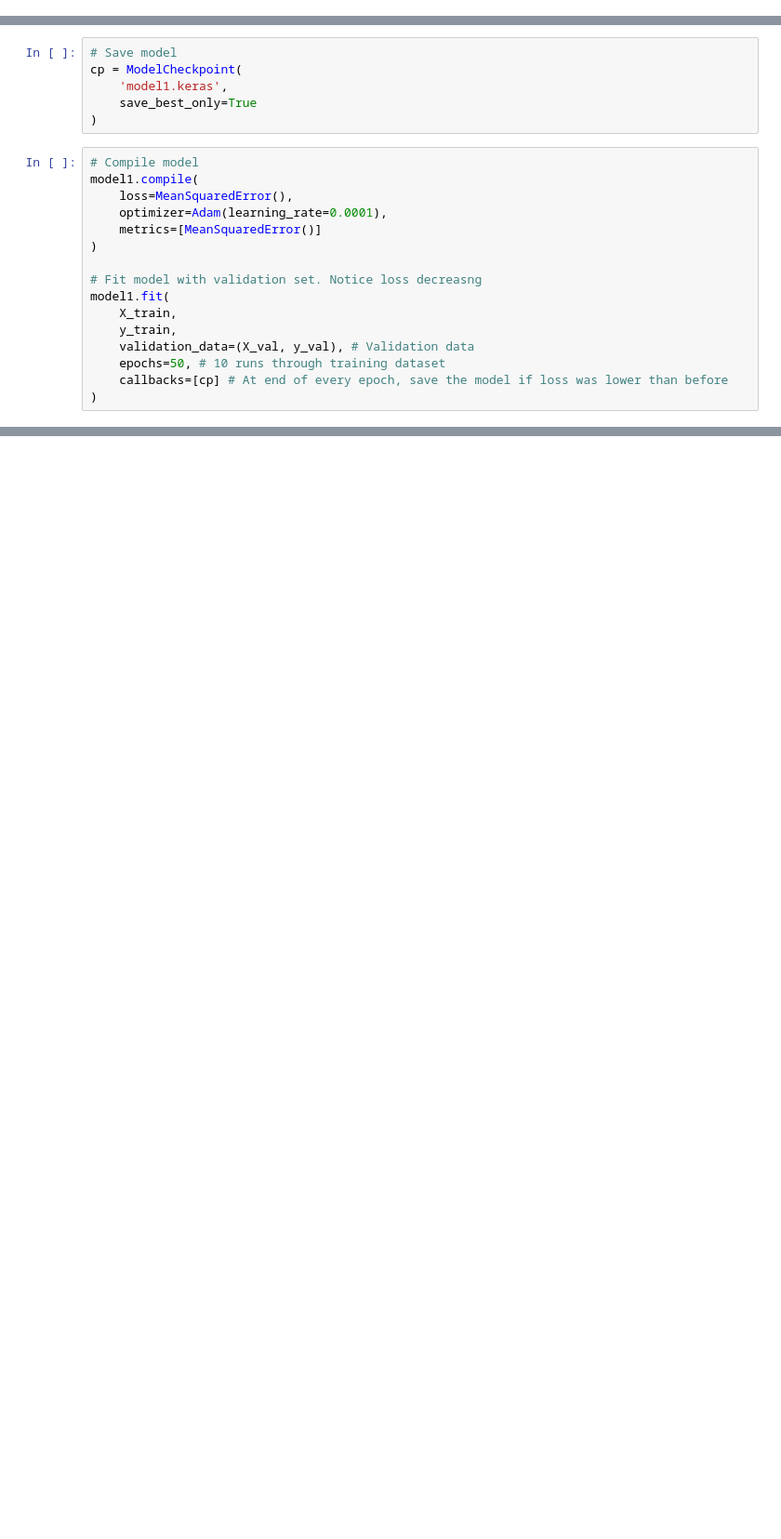
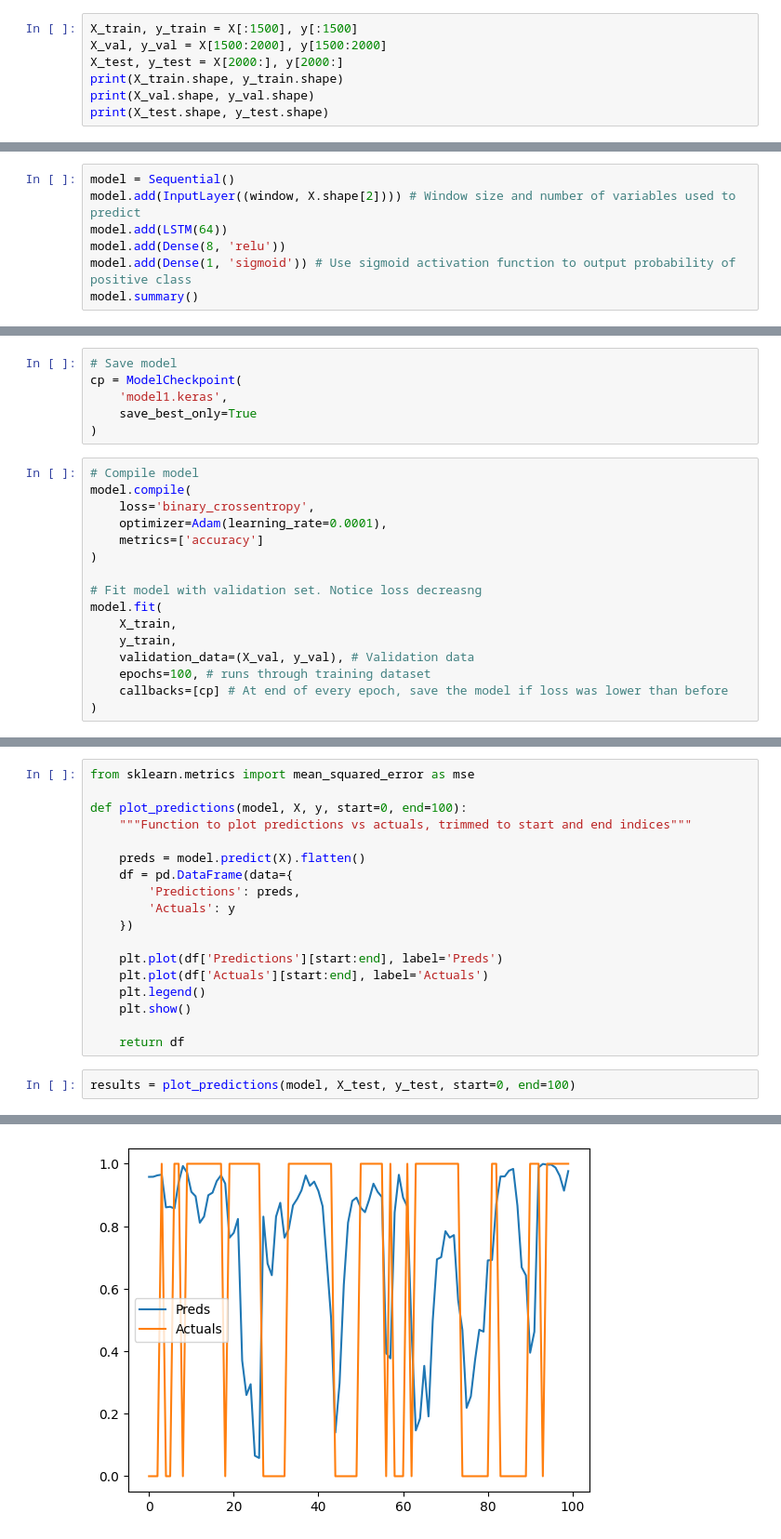
Before and after one commit to ed-churchill/ibm-ml-certificate, a Jupyter notebook: ibm-classification-lstm.ipynb, the cells around one changed output, grey strips where cells are left out. Shown at 93% size. Drawn from its saved outputs; the diff is of its cells as text; blank space fills up the shorter version.

Commit message:
Kaggle Notebook | IBM Classification: LSTM | Version 2

```diff
--- a/ibm-classification-lstm.ipynb
+++ b/ibm-classification-lstm.ipynb
@@ -193,0 +394,7 @@ Model: "sequential"
+# %%
+X_train, y_train = X[:1500], y[:1500]
+X_val, y_val = X[1500:2000], y[1500:2000]
+X_test, y_test = X[2000:], y[2000:]
+print(X_train.shape, y_train.shape)
+print(X_val.shape, y_val.shape)
+print(X_test.shape, y_test.shape)
@@ -193,0 +405,7 @@ Model: "sequential"
+# %%
+model = Sequential()
+model.add(InputLayer((window, X.shape[2]))) # Window size and number of variables used to predict
+model.add(LSTM(64))
+model.add(Dense(8, 'relu'))
+model.add(Dense(1, 'sigmoid')) # Use sigmoid activation function to output probability of positive class
+model.summary()
@@ -199,18 +431,18 @@ cp = ModelCheckpoint(
 )
 # %%
 # Compile model
-model1.compile(
-    loss=MeanSquaredError(),
+model.compile(
+    loss='binary_crossentropy',
     optimizer=Adam(learning_rate=0.0001),
-    metrics=[MeanSquaredError()]
+    metrics=['accuracy']
 )
 
 # Fit model with validation set. Notice loss decreasng
-model1.fit(
+model.fit(
     X_train,
     y_train,
     validation_data=(X_val, y_val), # Validation data
-    epochs=50, # 10 runs through training dataset
+    epochs=100, # runs through training dataset
     callbacks=[cp] # At end of every epoch, save the model if loss was lower than before
 )
 # %% [output]
@@ -276,0 +467,21 @@ plt.show()
+# %%
+from sklearn.metrics import mean_squared_error as mse
+
+def plot_predictions(model, X, y, start=0, end=100):
+    """Function to plot predictions vs actuals, trimmed to start and end indices"""
+
+    preds = model.predict(X).flatten()
+    df = pd.DataFrame(data={
+        'Predictions': preds,
+        'Actuals': y
+    })
+
+    plt.plot(df['Predictions'][start:end], label='Preds')
+    plt.plot(df['Actuals'][start:end], label='Actuals')
+    plt.legend()
+    plt.show()
+
+    return df
+# %%
+results = plot_predictions(model, X_test, y_test, start=0, end=100)
+# %% [output]
@@ -276,0 +489 @@ plt.show()
+[figure, added]
```
Also changed, not shown: parts of 39 cells of this notebook.
